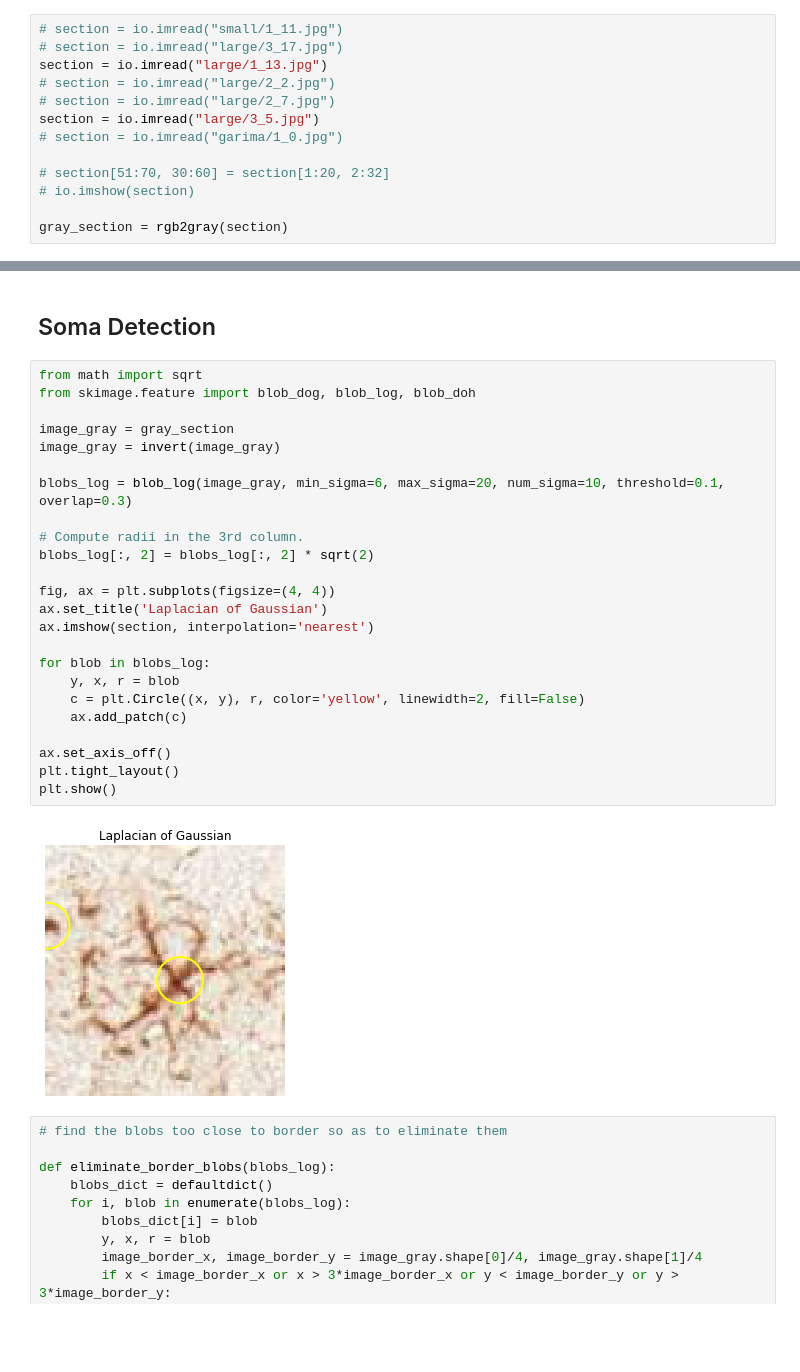
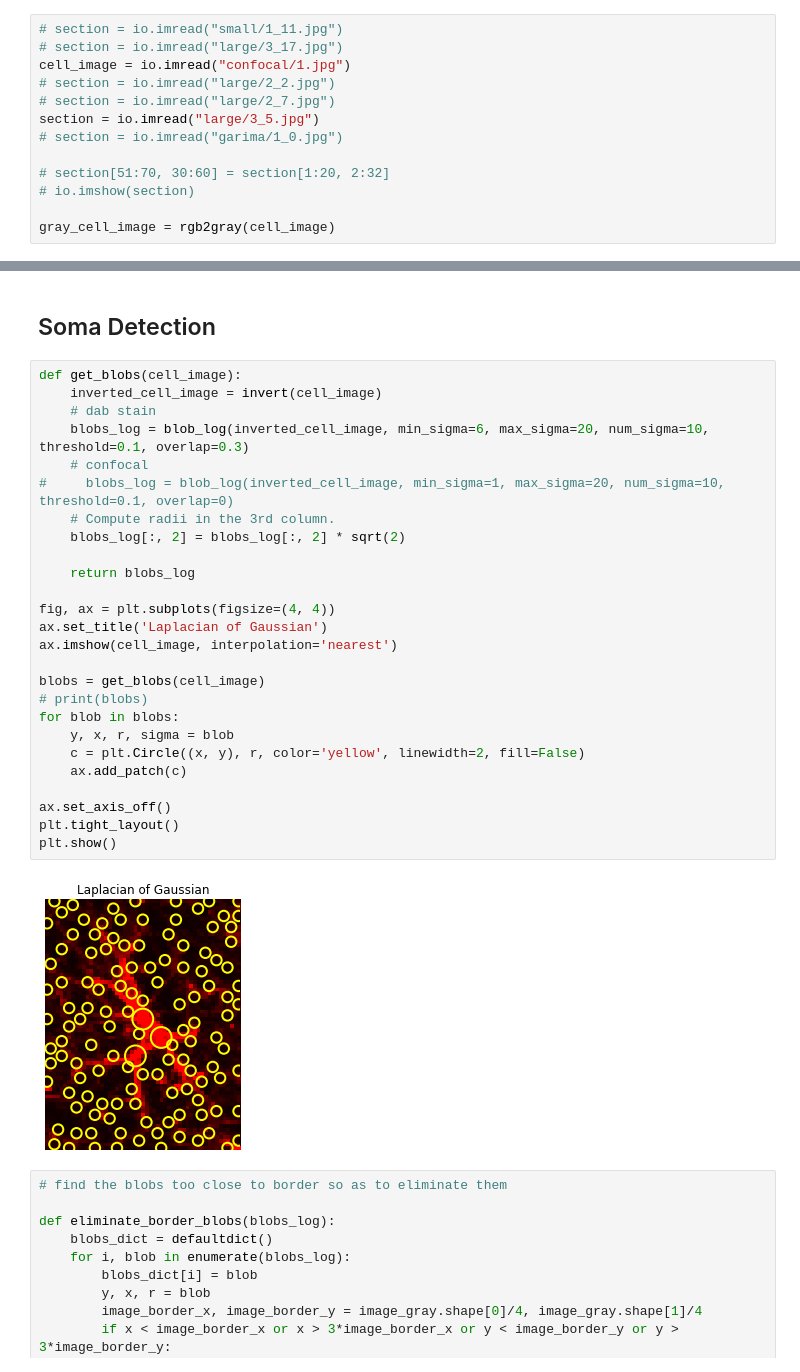
Before and after one commit to swanandlab/SMorph, a Jupyter notebook: sholl analysis.ipynb, the cells around one changed output, grey strips where cells are left out. Cells and saved outputs as stored; diff of their text form; blank space fills up the shorter version.

```diff
--- a/sholl analysis.ipynb
+++ b/sholl analysis.ipynb
@@ -24,7 +53,7 @@ from skimage.util import invert
 # %%
 # section = io.imread("small/1_11.jpg")
 # section = io.imread("large/3_17.jpg")
-section = io.imread("large/1_13.jpg")
+cell_image = io.imread("confocal/1.jpg")
 # section = io.imread("large/2_2.jpg")
 # section = io.imread("large/2_7.jpg")
 section = io.imread("large/3_5.jpg")
@@ -33,7 +62,7 @@ section = io.imread("large/3_5.jpg")
 # section[51:70, 30:60] = section[1:20, 2:32]
 # io.imshow(section)
 
-gray_section = rgb2gray(section)
+gray_cell_image = rgb2gray(cell_image)
 # %% [markdown]
 ## Filters
 # %%
@@ -89,31 +118,33 @@ h,c = shearlexity.map_cecp(gray_section,3)
 # %% [markdown]
 ## Soma Detection
 # %%
-from math import sqrt
-from skimage.feature import blob_dog, blob_log, blob_doh
+def get_blobs(cell_image):
+    inverted_cell_image = invert(cell_image)
+    # dab stain
+    blobs_log = blob_log(inverted_cell_image, min_sigma=6, max_sigma=20, num_sigma=10, threshold=0.1, overlap=0.3)
+    # confocal
+#     blobs_log = blob_log(inverted_cell_image, min_sigma=1, max_sigma=20, num_sigma=10, threshold=0.1, overlap=0)
+    # Compute radii in the 3rd column.
+    blobs_log[:, 2] = blobs_log[:, 2] * sqrt(2)
 
-image_gray = gray_section
-image_gray = invert(image_gray)
-
-blobs_log = blob_log(image_gray, min_sigma=6, max_sigma=20, num_sigma=10, threshold=0.1, overlap=0.3)
-
-# Compute radii in the 3rd column.
-blobs_log[:, 2] = blobs_log[:, 2] * sqrt(2)
+    return blobs_log
 
 fig, ax = plt.subplots(figsize=(4, 4))
 ax.set_title('Laplacian of Gaussian')
-ax.imshow(section, interpolation='nearest')
+ax.imshow(cell_image, interpolation='nearest')
 
-for blob in blobs_log:
-    y, x, r = blob
+blobs = get_blobs(cell_image)
+# print(blobs)
+for blob in blobs:
+    y, x, r, sigma = blob
     c = plt.Circle((x, y), r, color='yellow', linewidth=2, fill=False)
     ax.add_patch(c)
 
 ax.set_axis_off()
 plt.tight_layout()
 plt.show()
 # %% [output]
-[figure, old version]
+[figure, new version]
 # %%
 # find the blobs too close to border so as to eliminate them
 
```
Also changed, not shown: parts of 80 cells of this notebook.
